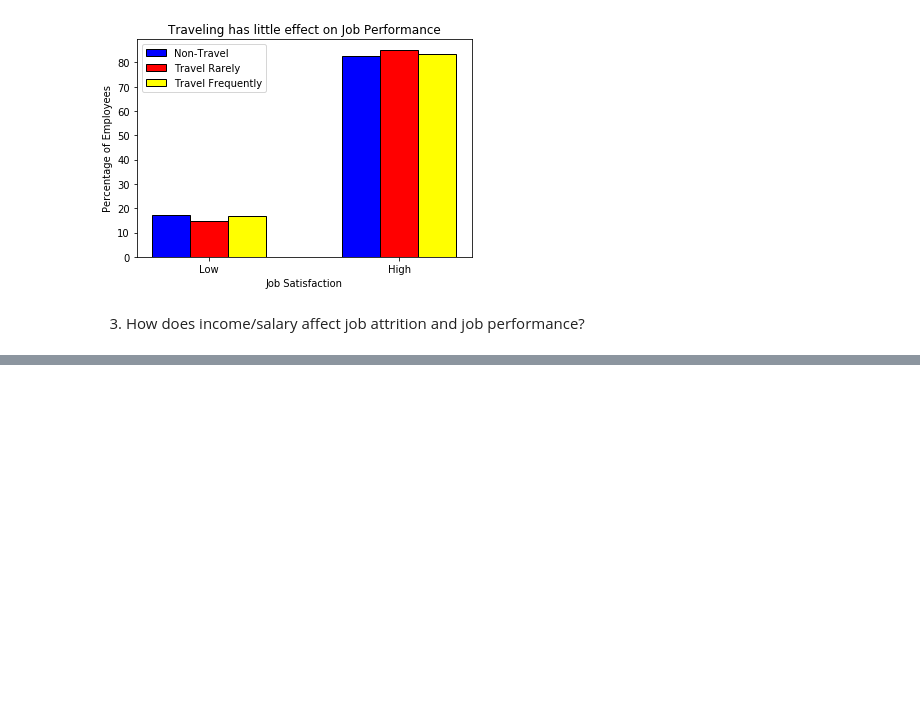
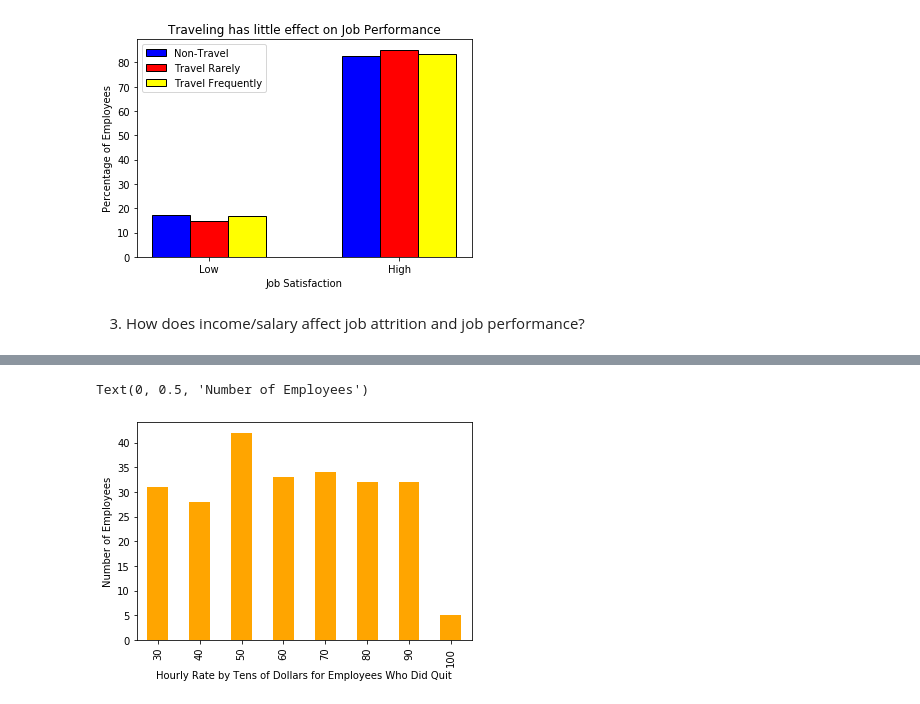
Before and after one commit to Brandyn-Amado/67-364_Project_1, a Jupyter notebook: project_1.ipynb, the cells around one changed output, grey strips where cells are left out. Drawn from its saved outputs; the diff is of its cells as text; code cells hidden in the pictures; blank space fills up the shorter version.

```diff
--- a/project_1.ipynb
+++ b/project_1.ipynb
@@ -153,0 +194,8 @@ plt.show()
+# %%
+ibm_yes_hourly = ibm_yes['HourlyRate'].apply(lambda x: x//10*10)
+ax = ibm_yes_hourly.value_counts().sort_index().plot.bar(color='orange')
+ax.set_xlabel("Hourly Rate by Tens of Dollars for Employees Who Did Quit")
+ax.set_ylabel("Number of Employees")
+# %% [output]
+Text(0, 0.5, 'Number of Employees')
+[figure, added]
```
Also changed, not shown: parts of 8 cells of this notebook.
